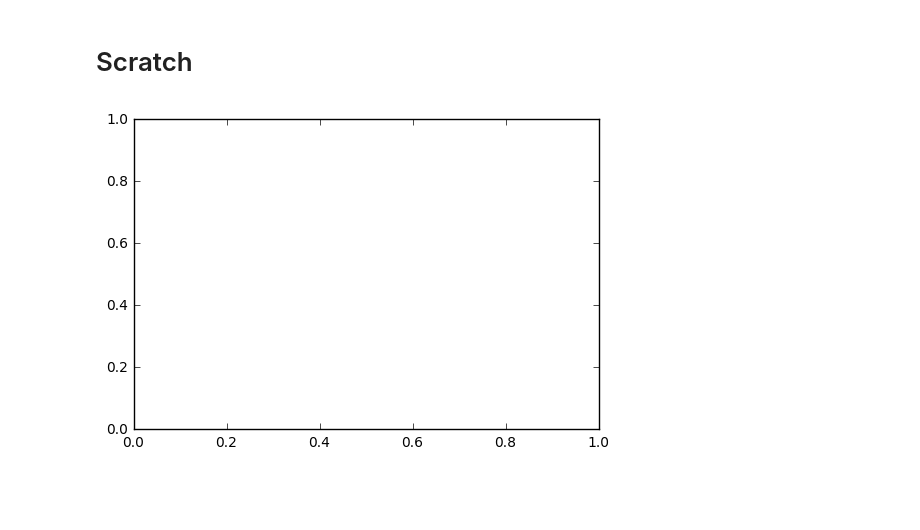
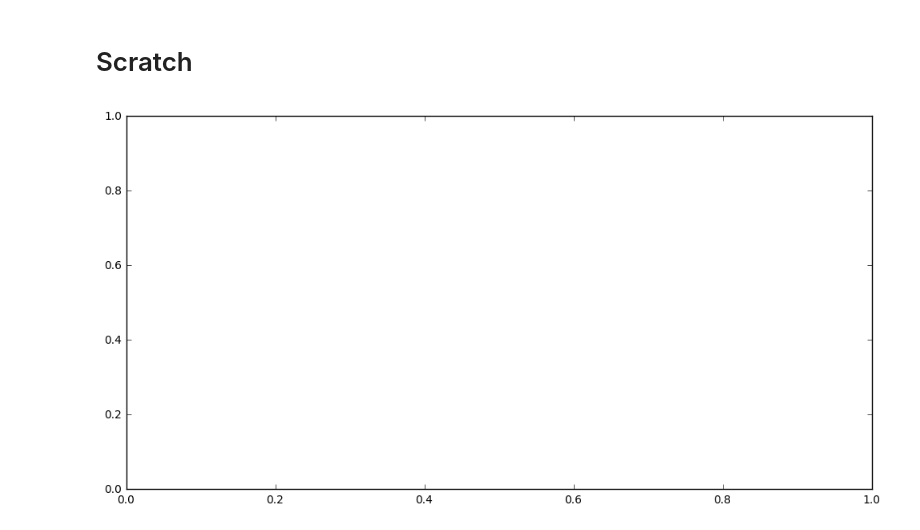
Before and after one commit to oskarkleincentre/cadence_demo_for_ztf, a Jupyter notebook: examples/Demo_testMW.ipynb, the cells around one changed output. Drawn from its saved outputs; the diff is of its cells as text; code cells hidden in the pictures; blank space fills up the shorter version.

Commit message:
Updated notebooks 	modified:   examples/Demo_testMW.ipynb 	modified:   examples/Demo_ztf_camera.ipynb 	modified:   examples/Demo_ztf_sn_scatter.ipynb 	modified:   examples/Demo_ztf_visibleFields.ipynb

```diff
--- a/examples/Demo_testMW.ipynb
+++ b/examples/Demo_testMW.ipynb
@@ -23,10 +42,10 @@ from mpl_toolkits.basemap import Basemap
 import numpy as np
 import matplotlib.pyplot as plt
 # %%
-fig, ax = plt.subplots()
+fig, ax = plt.subplots(figsize=(12,6))
 m = Basemap(projection='moll', lon_0=0, lat_0=0, ax=ax)
 # %% [output]
-[figure, old version]
+[figure, new version]
 # %%
 _ = m.drawmeridians(np.arange(-180., 180, 60))
 _ = m.drawparallels(np.arange(-90., 90., 60.))
```
Also changed, not shown: parts of 8 cells of this notebook, 3 other files.
